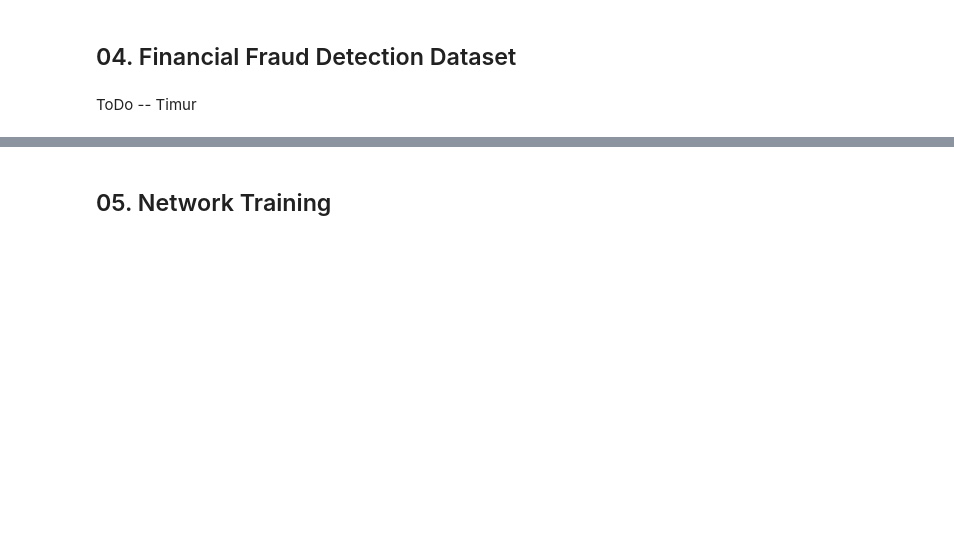
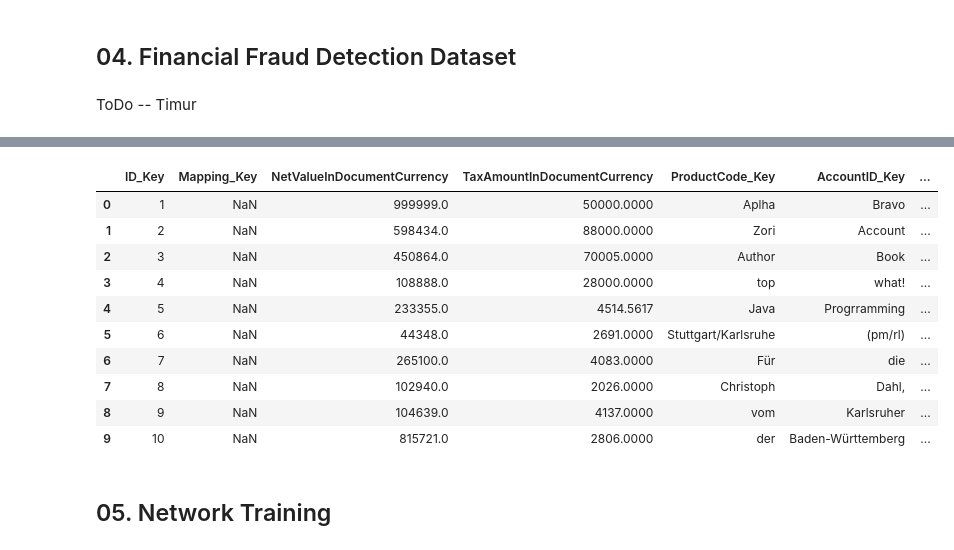
Before and after one commit to GitiHubi/deepAI, a Jupyter notebook: GTC_2018_Lab.ipynb, the cells around one changed output, grey strips where cells are left out. Drawn from its saved outputs; the diff is of its cells as text; code cells hidden in the pictures; blank space fills up the shorter version.

```diff
--- a/GTC_2018_Lab.ipynb
+++ b/GTC_2018_Lab.ipynb
@@ -230,3 +234,17 @@ print("[LOG {}] encoded transactions of shape [{}/{}] imported".format(str(now),
+# %%
+ori_dataset.head(10)
+# %% [output]
+|  | ID_Key | Mapping_Key | NetValueInDocumentCurrency | TaxAmountInDocumentCurrency | ProductCode_Key | AccountID_Key | ... |
+| 0 | 1 | NaN | 999999.0 | 50000.0000 | Aplha | Bravo | ... |
+| 1 | 2 | NaN | 598434.0 | 88000.0000 | Zori | Account | ... |
+| 2 | 3 | NaN | 450864.0 | 70005.0000 | Author | Book | ... |
+| 3 | 4 | NaN | 108888.0 | 28000.0000 | top | what! | ... |
+| 4 | 5 | NaN | 233355.0 | 4514.5617 | Java | Progrramming | ... |
+| 5 | 6 | NaN | 44348.0 | 2691.0000 | Stuttgart/Karlsruhe | (pm/rl) | ... |
+| 6 | 7 | NaN | 265100.0 | 4083.0000 | Für | die | ... |
+| 7 | 8 | NaN | 102940.0 | 2026.0000 | Christoph | Dahl, | ... |
+| 8 | 9 | NaN | 104639.0 | 4137.0000 | vom | Karlsruher | ... |
+| 9 | 10 | NaN | 815721.0 | 2806.0000 | der | Baden-Württemberg | ... |
 # %%
 features = ["AccountID_Key", "CurrencyCode_Key", "TaxCode_Key", "CompanyKey_Key", "ShipToCountry_Key", "ShipFromCountry_Key"]
 ranges = [0, 62+1, 121+1, 183+1, 234+1, 349+1, 400+1]
```
Also changed, not shown: parts of 19 cells of this notebook.
